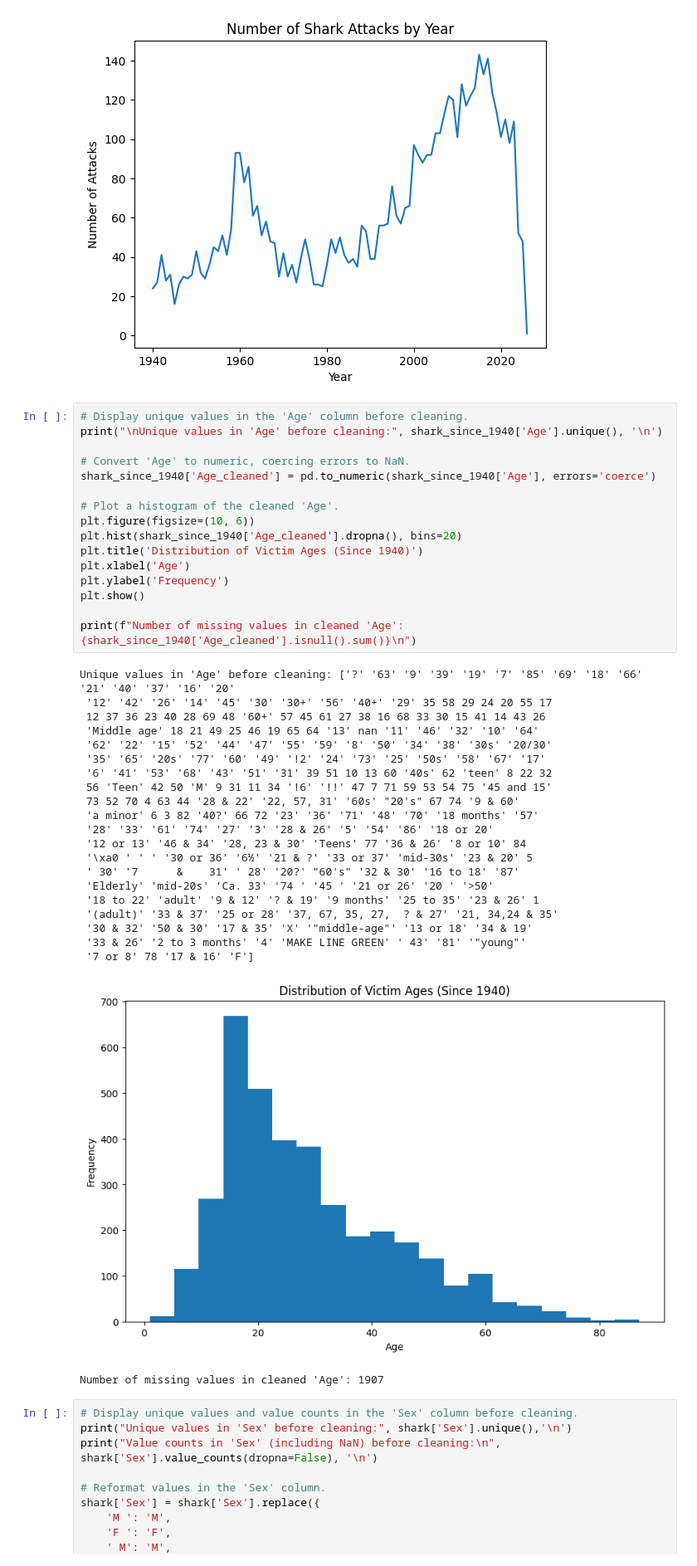
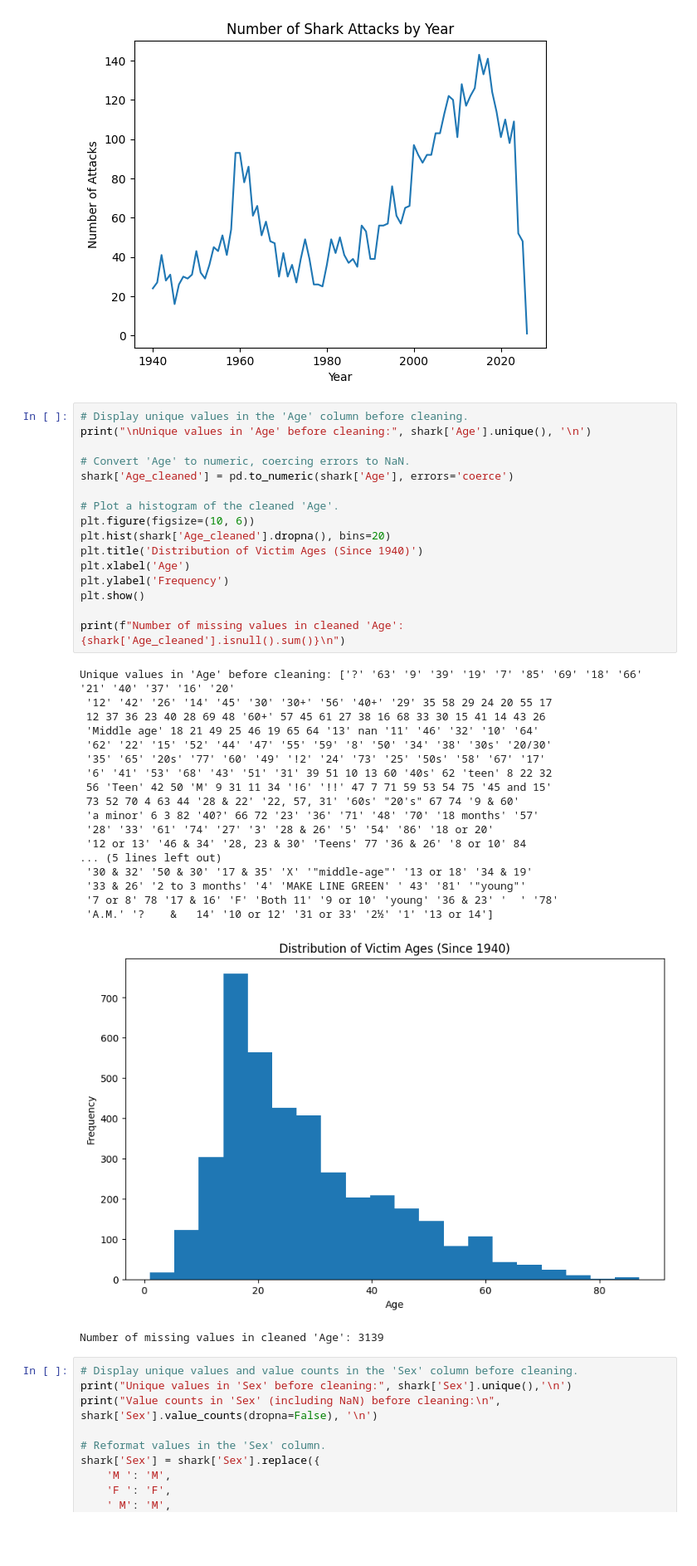
Before and after one commit to qjy9ey/wrangling_assignment, a Jupyter notebook: assignment.ipynb, the cells around one changed output. Shown: that part at 83% size. Saved outputs shown, nothing was run; the diff lists cells and outputs as text; blank space fills up the shorter version.

```diff
--- a/assignment.ipynb
+++ b/assignment.ipynb
@@ -208,43 +208,40 @@ Number of attacks since 1940: 5507
 [figure]
 # %%
 # Display unique values in the 'Age' column before cleaning.
-print("\nUnique values in 'Age' before cleaning:", shark_since_1940['Age'].unique(), '\n')
+print("\nUnique values in 'Age' before cleaning:", shark['Age'].unique(), '\n')
 
 # Convert 'Age' to numeric, coercing errors to NaN.
-shark_since_1940['Age_cleaned'] = pd.to_numeric(shark_since_1940['Age'], errors='coerce')
+shark['Age_cleaned'] = pd.to_numeric(shark['Age'], errors='coerce')
 
 # Plot a histogram of the cleaned 'Age'.
 plt.figure(figsize=(10, 6))
-plt.hist(shark_since_1940['Age_cleaned'].dropna(), bins=20)
+plt.hist(shark['Age_cleaned'].dropna(), bins=20)
 plt.title('Distribution of Victim Ages (Since 1940)')
 plt.xlabel('Age')
 plt.ylabel('Frequency')
 plt.show()
 
-print(f"Number of missing values in cleaned 'Age': {shark_since_1940['Age_cleaned'].isnull().sum()}\n")
+print(f"Number of missing values in cleaned 'Age': {shark['Age_cleaned'].isnull().sum()}\n")
 # %% [output]
 Unique values in 'Age' before cleaning: ['?' '63' '9' '39' '19' '7' '85' '69' '18' '66' '21' '40' '37' '16' '20'
  '12' '42' '26' '14' '45' '30' '30+' '56' '40+' '29' 35 58 29 24 20 55 17
  12 37 36 23 40 28 69 48 '60+' 57 45 61 27 38 16 68 33 30 15 41 14 43 26
  'Middle age' 18 21 49 25 46 19 65 64 '13' nan '11' '46' '32' '10' '64'
  '62' '22' '15' '52' '44' '47' '55' '59' '8' '50' '34' '38' '30s' '20/30'
  '35' '65' '20s' '77' '60' '49' '!2' '24' '73' '25' '50s' '58' '67' '17'
  '6' '41' '53' '68' '43' '51' '31' 39 51 10 13 60 '40s' 62 'teen' 8 22 32
  56 'Teen' 42 50 'M' 9 31 11 34 '!6' '!!' 47 7 71 59 53 54 75 '45 and 15'
  73 52 70 4 63 44 '28 & 22' '22, 57, 31' '60s' "20's" 67 74 '9 & 60'
  'a minor' 6 3 82 '40?' 66 72 '23' '36' '71' '48' '70' '18 months' '57'
  '28' '33' '61' '74' '27' '3' '28 & 26' '5' '54' '86' '18 or 20'
  '12 or 13' '46 & 34' '28, 23 & 30' 'Teens' 77 '36 & 26' '8 or 10' 84
- '\xa0 ' ' ' '30 or 36' '6½' '21 & ?' '33 or 37' 'mid-30s' '23 & 20' 5
- ' 30' '7      &    31' ' 28' '20?' "60's" '32 & 30' '16 to 18' '87'
- 'Elderly' 'mid-20s' 'Ca. 33' '74 ' '45 ' '21 or 26' '20 ' '>50'
- '18 to 22' 'adult' '9 & 12' '? & 19' '9 months' '25 to 35' '23 & 26' 1
- '(adult)' '33 & 37' '25 or 28' '37, 67, 35, 27,  ? & 27' '21, 34,24 & 35'
+... (5 lines left out)
  '30 & 32' '50 & 30' '17 & 35' 'X' '"middle-age"' '13 or 18' '34 & 19'
  '33 & 26' '2 to 3 months' '4' 'MAKE LINE GREEN' ' 43' '81' '"young"'
- '7 or 8' 78 '17 & 16' 'F']
+ '7 or 8' 78 '17 & 16' 'F' 'Both 11' '9 or 10' 'young' '36 & 23' '  ' '78'
+ 'A.M.' '?    &   14' '10 or 12' '31 or 33' '2½' '1' '13 or 14']
-[figure, old version]
+[figure, new version]
-Number of missing values in cleaned 'Age': 1907
+Number of missing values in cleaned 'Age': 3139
 # %%
 # Display unique values and value counts in the 'Sex' column before cleaning.
 print("Unique values in 'Sex' before cleaning:", shark['Sex'].unique(),'\n')
```
Also changed, not shown: parts of 2 cells of this notebook.
